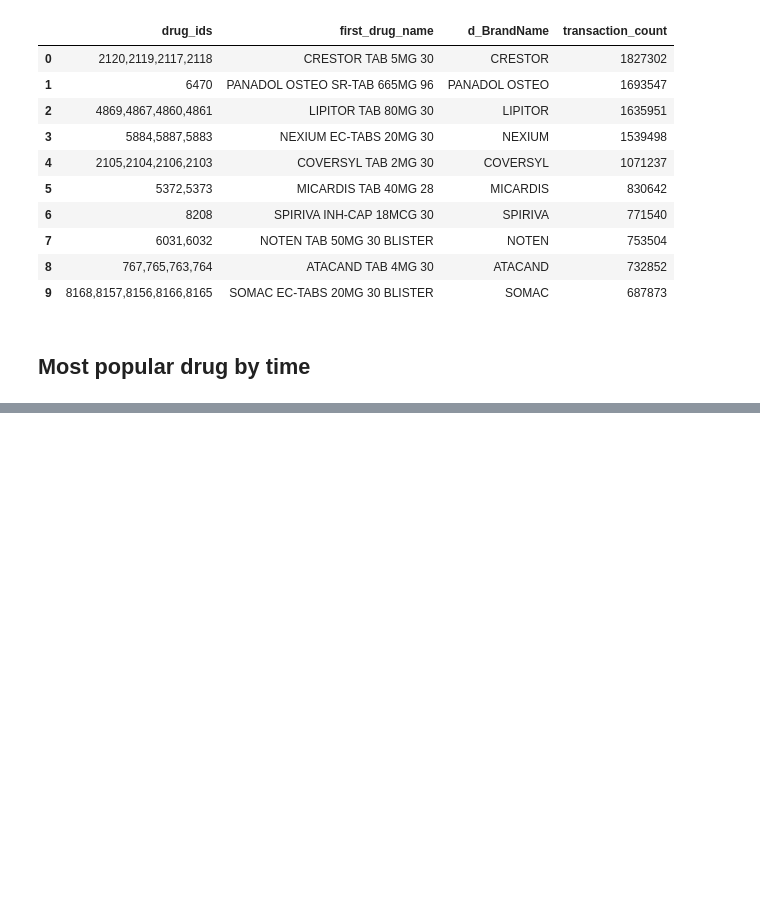
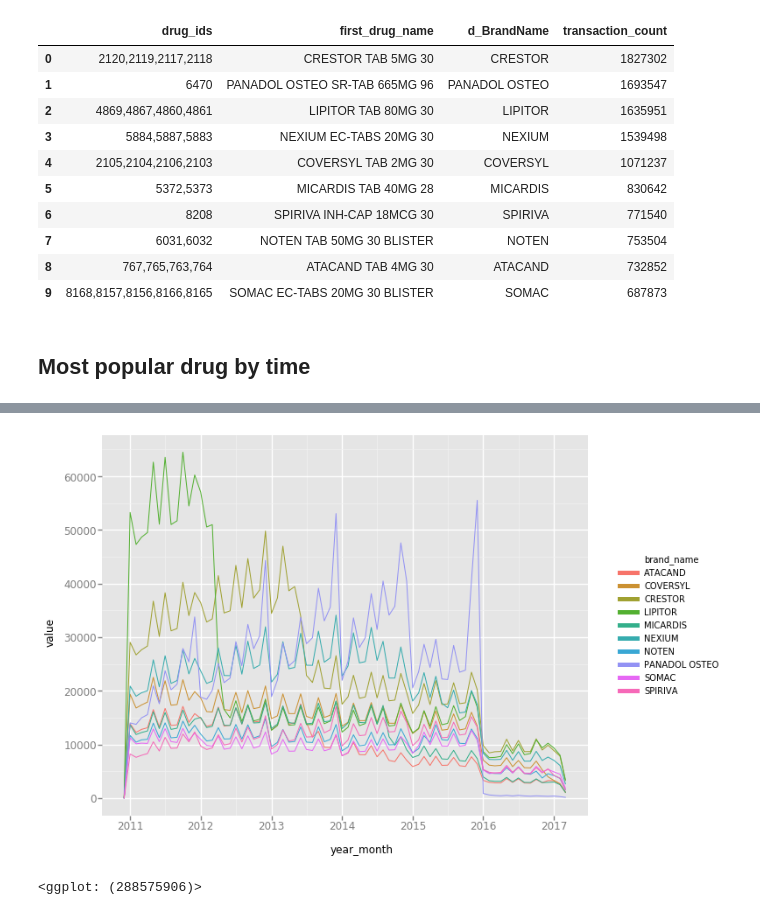
Before and after one commit to saramic/the-d-team, a Jupyter notebook: analysis/Most_popular_drug.ipynb, the cells around one changed output, grey strips where cells are left out. Drawn from its saved outputs; the diff is of its cells as text; code cells hidden in the pictures; blank space fills up the shorter version.

Commit message:
most popular drug analysis and their use over time

```diff
--- a/analysis/Most_popular_drug.ipynb
+++ b/analysis/Most_popular_drug.ipynb
@@ -38,26 +43,25 @@ Waiting for job to complete...
 # %% [markdown]
 ## Most popular drug by time
 # %%
-# TODO replace in below
-pop_drug_ids = ",".join(df['drug_ids'])
-
 query = """\
 SELECT
-  d.BrandName
-  , YEAR(DATE(Prescription_Week)) AS year
+  d.BrandName AS brand_name
+  , DATE(STRFTIME_UTC_USEC(DATE(t.Dispense_Week), "%Y-%m-01")) AS year_month
   , COUNT(*) AS transaction_count
 FROM [the-d-team-164512:dthon.transactions] t
 JOIN [the-d-team-164512:dthon.drug_lookup] d
 ON t.Drug_ID = d.MasterProductID
-WHERE t.Drug_ID IN (2120,2119,2117,2118,6470,4869,4867,4860,4861,5884,5887,5883,2105,2104,2106,2103,5372,5373,8208,6031,6032,767,765,763,764,8168,8157,8156,8166,8165)
+WHERE t.Drug_ID IN ({0})
 GROUP BY
-  d.BrandName
-  , year
+  brand_name
+  , year_month
 ORDER BY
-  d.BrandName
-  , year ASC
+  brand_name
+  , year_month ASC
 """
 
-df_pop_by_year = pd.read_gbq(query, project_id)
+query = query.format(",".join(df['drug_ids']))
+df_pop_by_year_month = pd.read_gbq(query, project_id)
+df_pop_by_year_month.head(3)
 # %% [output]
 Waiting for job to complete...
@@ -72,0 +79,11 @@ df_pop_by_year.plot()
+# %%
+df_pop_by_year_month.year_month = pd.Series(df_pop_by_year_month.year_month).apply(pd.to_datetime, format='%Y-%m')
+
+df_pop_by_year_month_lng = pd.melt(df_pop_by_year_month, id_vars=['year_month', 'brand_name'])
+ggplot(
+    aes(x='year_month', y='value', colour='brand_name'),
+    data=df_pop_by_year_month_lng) +\
+    geom_line()
+# %% [output]
+[figure, added]
+<ggplot: (288575906)>
```
Also changed, not shown: parts of 28 cells of this notebook, 1 other file.
